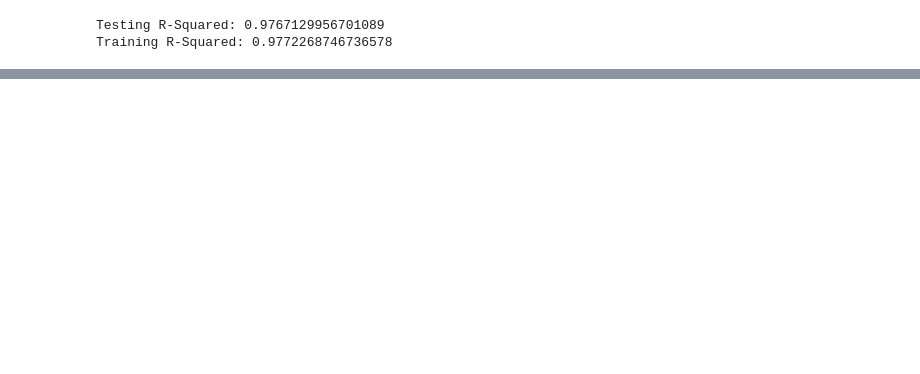
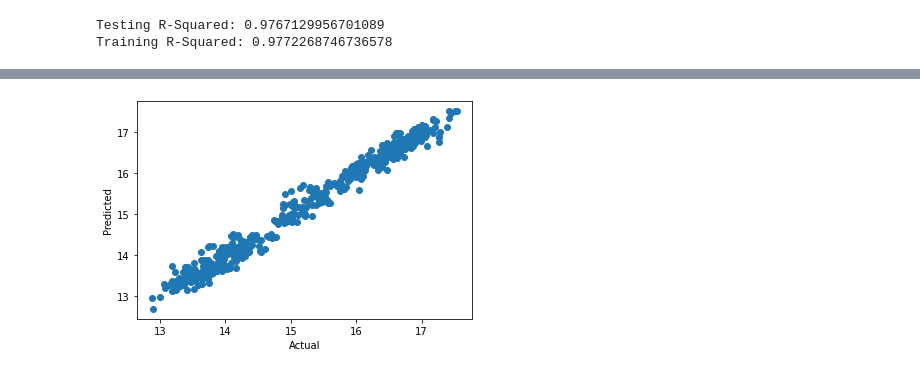
Before and after one commit to ACookOSU522/Capstone_Project, a Jupyter notebook: new_machine_model.ipynb, the cells around one changed output, grey strips where cells are left out. Saved outputs shown, nothing was run; the diff lists cells and outputs as text; code cells hidden in the pictures; blank space fills up the shorter version.

```diff
--- a/new_machine_model.ipynb
+++ b/new_machine_model.ipynb
@@ -177,0 +243,9 @@ mean_squared_error(y_test,y_pred)
+# %%
+# Plotting RFR results
+# Plotting our results
+plt.scatter(y_test,model.predict(X_test));
+plt.xlabel('Actual');
+plt.ylabel('Predicted');
+plt.show()
+# %% [output]
+[figure, added]
```
Also changed, not shown: parts of 12 cells of this notebook.
